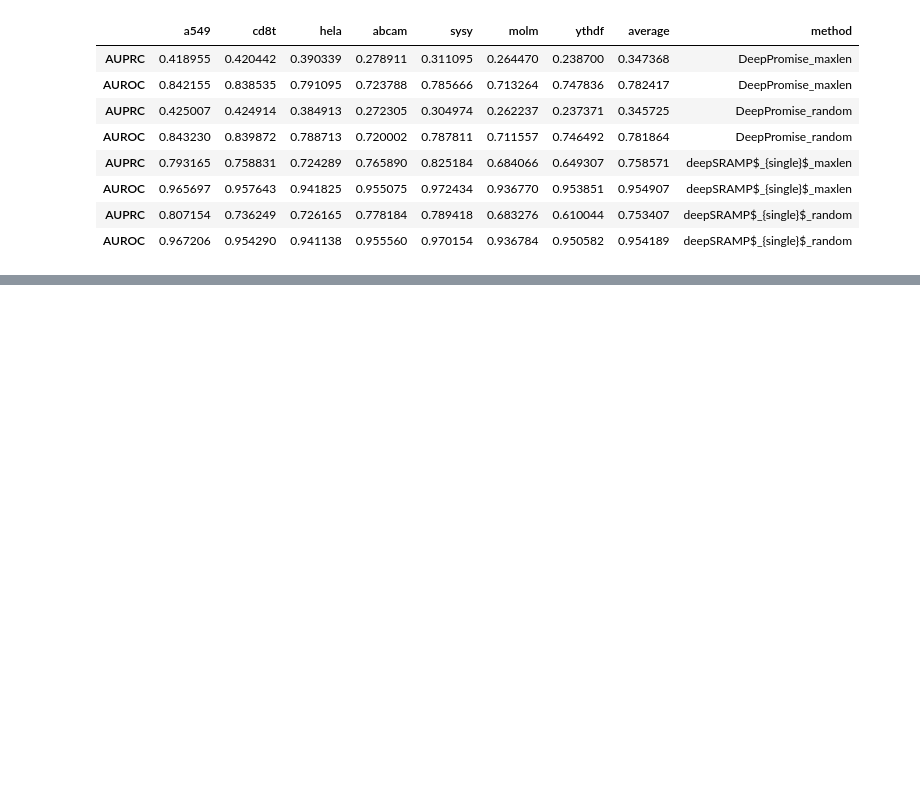
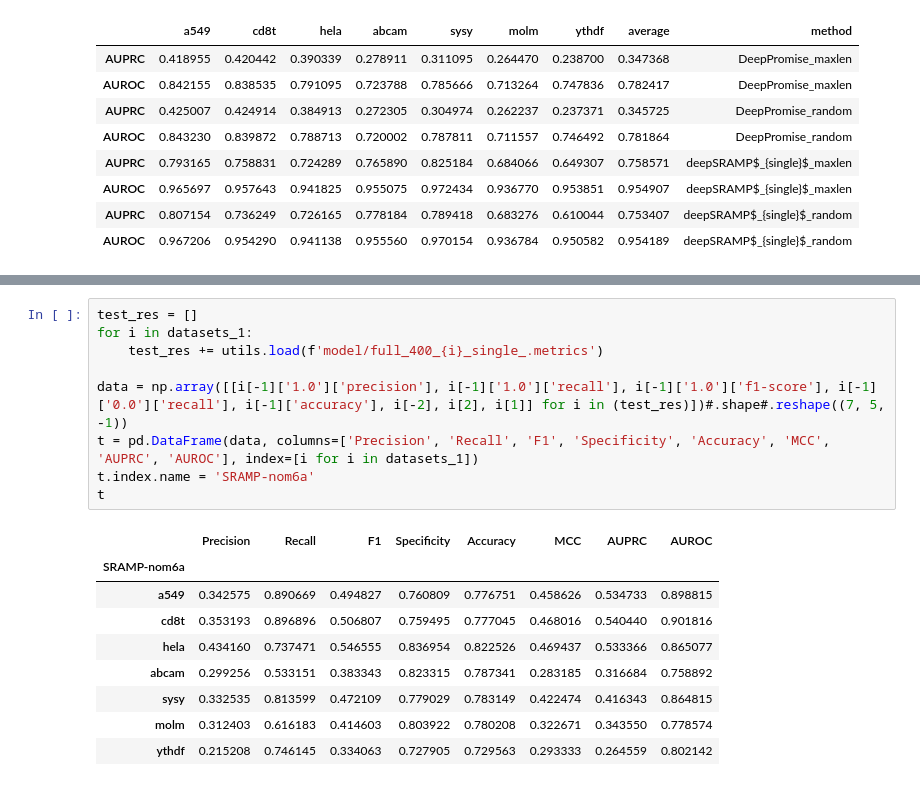
Before and after one commit to zhfanrui/deepSRAMP, a Jupyter notebook: fig2.ipynb, the cells around one changed output, grey strips where cells are left out. Drawn from its saved outputs; the diff is of its cells as text; blank space fills up the shorter version.

```diff
--- a/fig2.ipynb
+++ b/fig2.ipynb
@@ -590,0 +593,19 @@ ts
+# %%
+test_res = []
+for i in datasets_1:
+    test_res += utils.load(f'model/full_400_{i}_single_.metrics')
+
+data = np.array([[i[-1]['1.0']['precision'], i[-1]['1.0']['recall'], i[-1]['1.0']['f1-score'], i[-1]['0.0']['recall'], i[-1]['accuracy'], i[-2], i[2], i[1]] for i in (test_res)])#.shape#.reshape((7, 5, -1))
+t = pd.DataFrame(data, columns=['Precision', 'Recall', 'F1', 'Specificity', 'Accuracy', 'MCC', 'AUPRC', 'AUROC'], index=[i for i in datasets_1])
+t.index.name = 'SRAMP-nom6a'
+t
+# %% [output]
+|  | Precision | Recall | F1 | Specificity | Accuracy | MCC | AUPRC | AUROC |
+| SRAMP-nom6a |  |  |  |  |  |  |  |  |
+| a549 | 0.342575 | 0.890669 | 0.494827 | 0.760809 | 0.776751 | 0.458626 | 0.534733 | 0.898815 |
+| cd8t | 0.353193 | 0.896896 | 0.506807 | 0.759495 | 0.777045 | 0.468016 | 0.540440 | 0.901816 |
+| hela | 0.434160 | 0.737471 | 0.546555 | 0.836954 | 0.822526 | 0.469437 | 0.533366 | 0.865077 |
+| abcam | 0.299256 | 0.533151 | 0.383343 | 0.823315 | 0.787341 | 0.283185 | 0.316684 | 0.758892 |
+| sysy | 0.332535 | 0.813599 | 0.472109 | 0.779029 | 0.783149 | 0.422474 | 0.416343 | 0.864815 |
+| molm | 0.312403 | 0.616183 | 0.414603 | 0.803922 | 0.780208 | 0.322671 | 0.343550 | 0.778574 |
+| ythdf | 0.215208 | 0.746145 | 0.334063 | 0.727905 | 0.729563 | 0.293333 | 0.264559 | 0.802142 |
```
Also changed, not shown: parts of 9 cells of this notebook, 4 other files.
